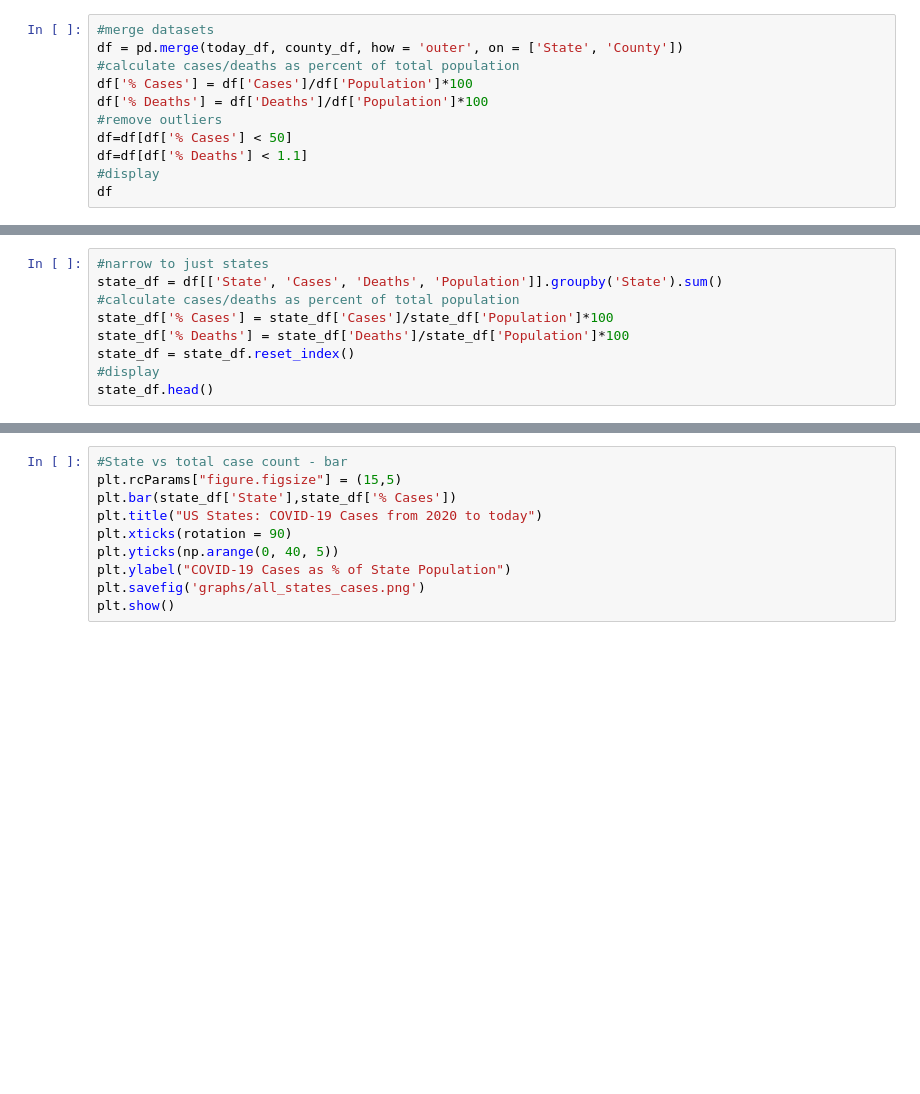
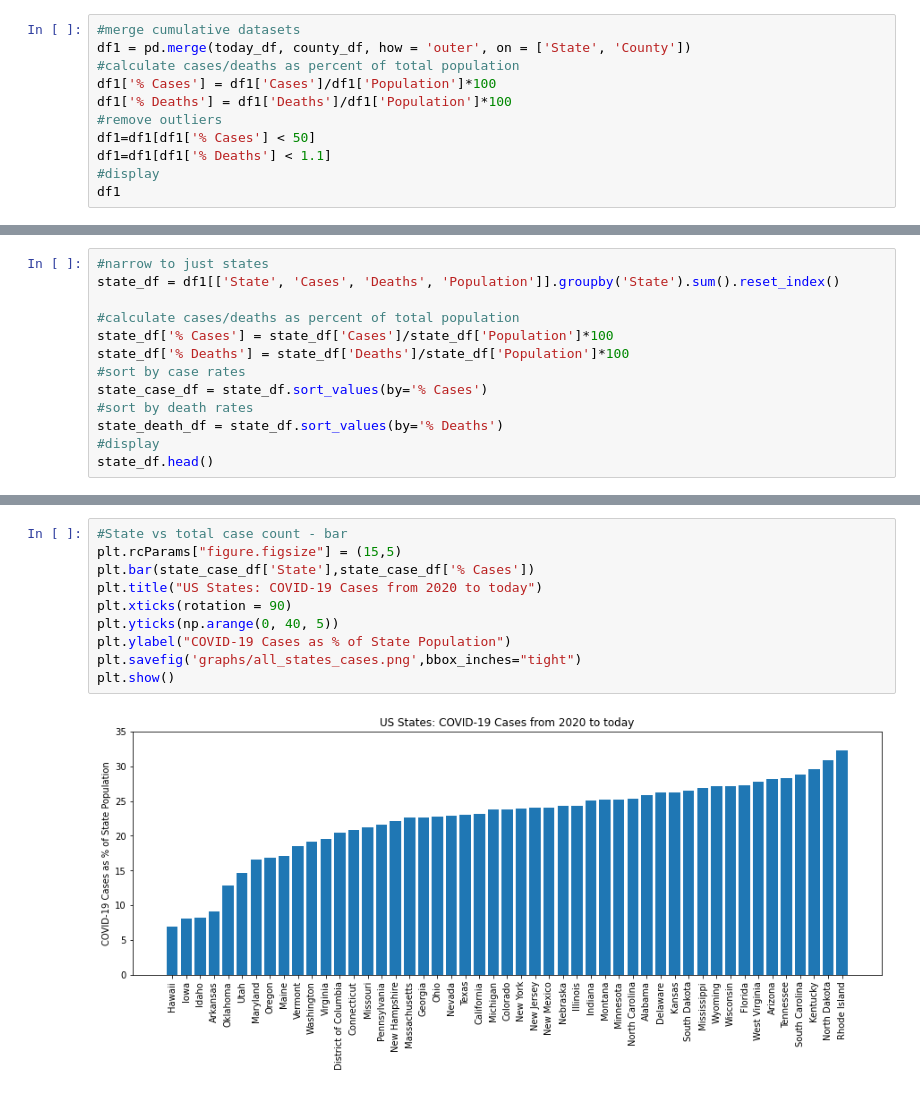
Before and after one commit to neelroyy/covid-19, a Jupyter notebook: rhiana_file.ipynb, the cells around one changed output, grey strips where cells are left out. Drawn from its saved outputs; the diff is of its cells as text; blank space fills up the shorter version.

```diff
--- a/rhiana_file.ipynb
+++ b/rhiana_file.ipynb
@@ -97,11 +315,11 @@ today_df
 # %%
-#merge datasets
-df = pd.merge(today_df, county_df, how = 'outer', on = ['State', 'County'])
+#merge cumulative datasets
+df1 = pd.merge(today_df, county_df, how = 'outer', on = ['State', 'County'])
 #calculate cases/deaths as percent of total population
-df['% Cases'] = df['Cases']/df['Population']*100
-df['% Deaths'] = df['Deaths']/df['Population']*100
+df1['% Cases'] = df1['Cases']/df1['Population']*100
+df1['% Deaths'] = df1['Deaths']/df1['Population']*100
 #remove outliers
-df=df[df['% Cases'] < 50]
-df=df[df['% Deaths'] < 1.1]
+df1=df1[df1['% Cases'] < 50]
+df1=df1[df1['% Deaths'] < 1.1]
 #display
-df
+df1
@@ -108,9 +362,13 @@ df
 # %%
 #narrow to just states
-state_df = df[['State', 'Cases', 'Deaths', 'Population']].groupby('State').sum()
+state_df = df1[['State', 'Cases', 'Deaths', 'Population']].groupby('State').sum().reset_index()
+
 #calculate cases/deaths as percent of total population
 state_df['% Cases'] = state_df['Cases']/state_df['Population']*100
 state_df['% Deaths'] = state_df['Deaths']/state_df['Population']*100
-state_df = state_df.reset_index()
+#sort by case rates
+state_case_df = state_df.sort_values(by='% Cases')
+#sort by death rates
+state_death_df = state_df.sort_values(by='% Deaths')
 #display
 state_df.head()
@@ -117,12 +382,14 @@ state_df.head()
 # %%
 #State vs total case count - bar
 plt.rcParams["figure.figsize"] = (15,5)
-plt.bar(state_df['State'],state_df['% Cases'])
+plt.bar(state_case_df['State'],state_case_df['% Cases'])
 plt.title("US States: COVID-19 Cases from 2020 to today")
 plt.xticks(rotation = 90)
 plt.yticks(np.arange(0, 40, 5))
 plt.ylabel("COVID-19 Cases as % of State Population")
-plt.savefig('graphs/all_states_cases.png')
+plt.savefig('graphs/all_states_cases.png',bbox_inches="tight")
 plt.show()
+# %% [output]
+[figure, added]
 # %%
 #State vs total death counts - bar
```
Also changed, not shown: parts of 30 cells of this notebook, 12 other files.
